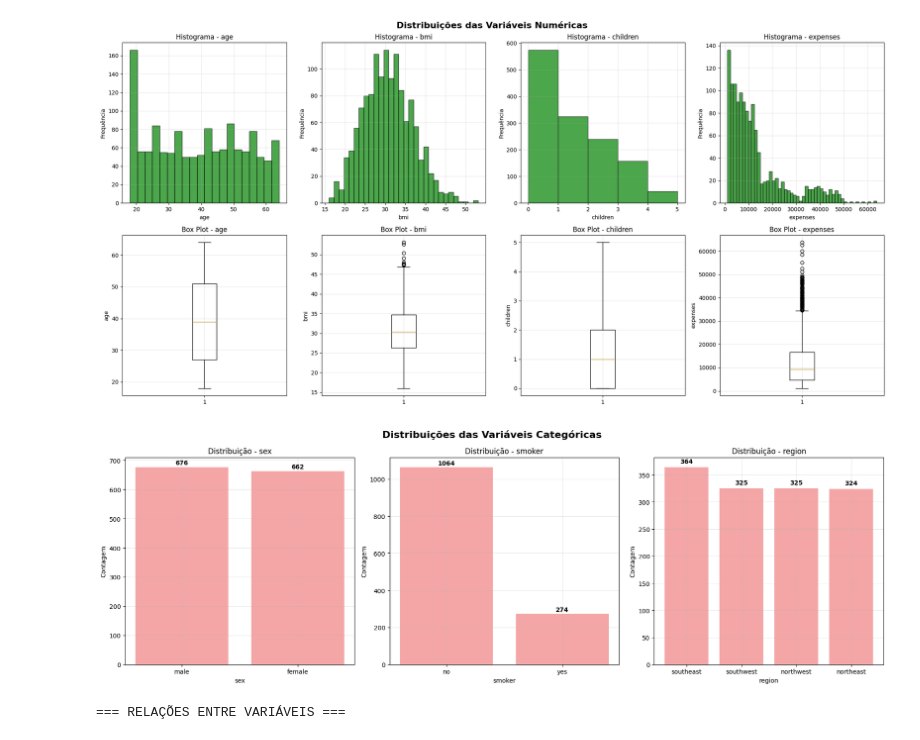
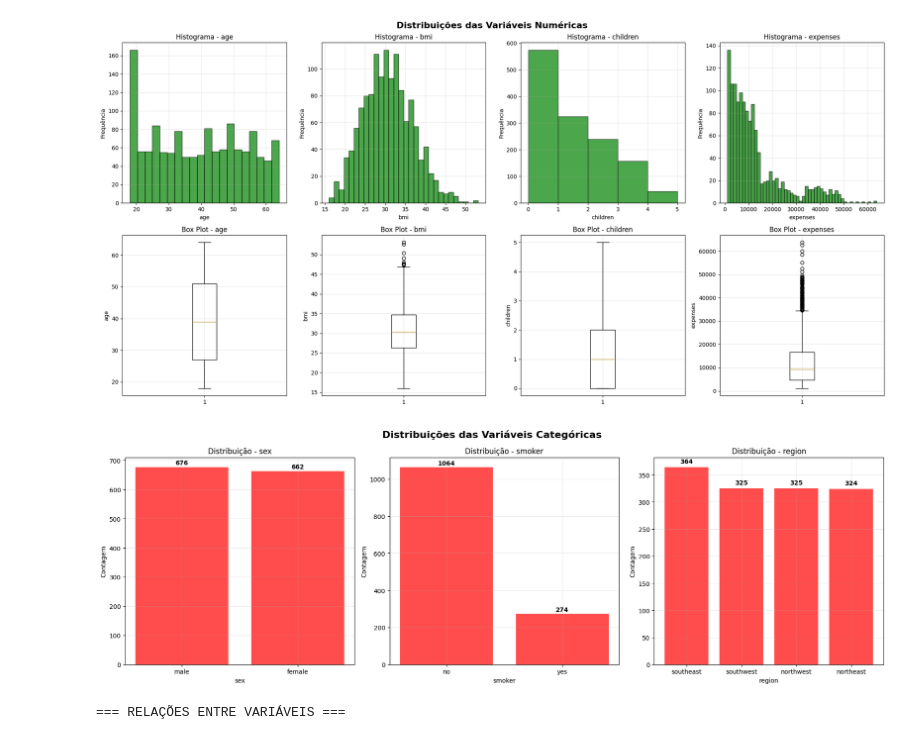
Before and after one commit to pradodis/FIAP_TC1, a Jupyter notebook: Notebook_TC1_FIAP_Sec2_Exploracao_Dados.ipynb, the cells around one changed output. Cells and saved outputs as stored; diff of their text form; code cells hidden in the pictures.

```diff
--- a/Notebook_TC1_FIAP_Sec2_Exploracao_Dados.ipynb
+++ b/Notebook_TC1_FIAP_Sec2_Exploracao_Dados.ipynb
@@ -251,24 +251,24 @@ plt.show()
 # %%
 # Gráficos de barras para variáveis categóricas
 fig, axes = plt.subplots(1, 3, figsize=(18, 6))
 fig.suptitle('Distribuições das Variáveis Categóricas', fontsize=16, fontweight='bold')
 
 for i, var in enumerate(categorical_vars):
     counts = df[var].value_counts()
-    axes[i].bar(counts.index, counts.values, alpha=0.7, color='lightcoral')
+    axes[i].bar(counts.index, counts.values, alpha=0.7, color='red')
     axes[i].set_title(f'Distribuição - {var}')
     axes[i].set_xlabel(var)
     axes[i].set_ylabel('Contagem')
     axes[i].grid(True, alpha=0.3)
 
     # Adicionar valores nas barras
     for j, v in enumerate(counts.values):
         axes[i].text(j, v + 5, str(v), ha='center', va='bottom', fontweight='bold')
 
 plt.tight_layout()
 plt.show()
 # %% [output]
-[figure, old version]
+[figure, new version]
 # %%
 # 5. ANÁLISE DE RELAÇÕES ENTRE VARIÁVEIS
 
```
Also changed, not shown: 1 other file.
